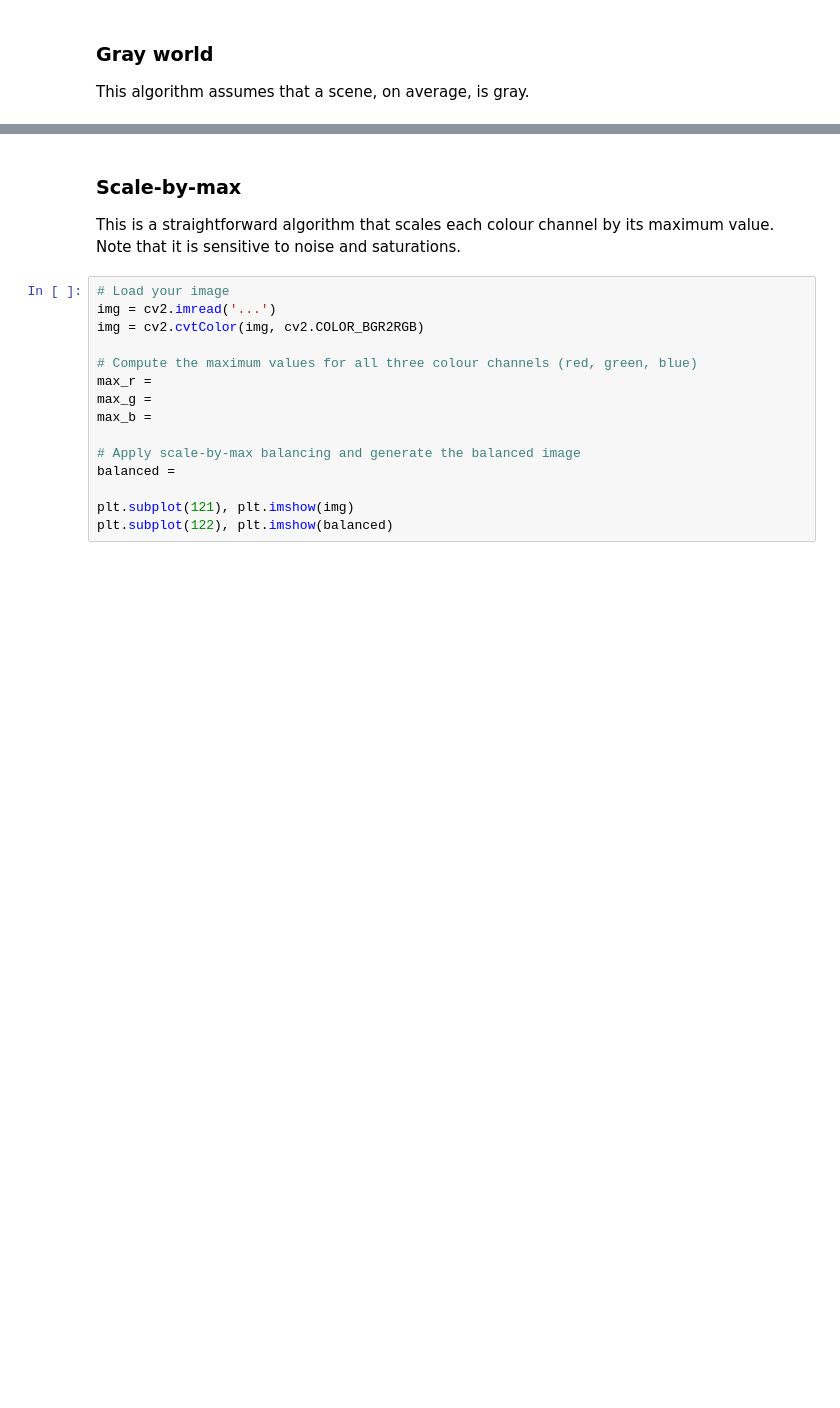
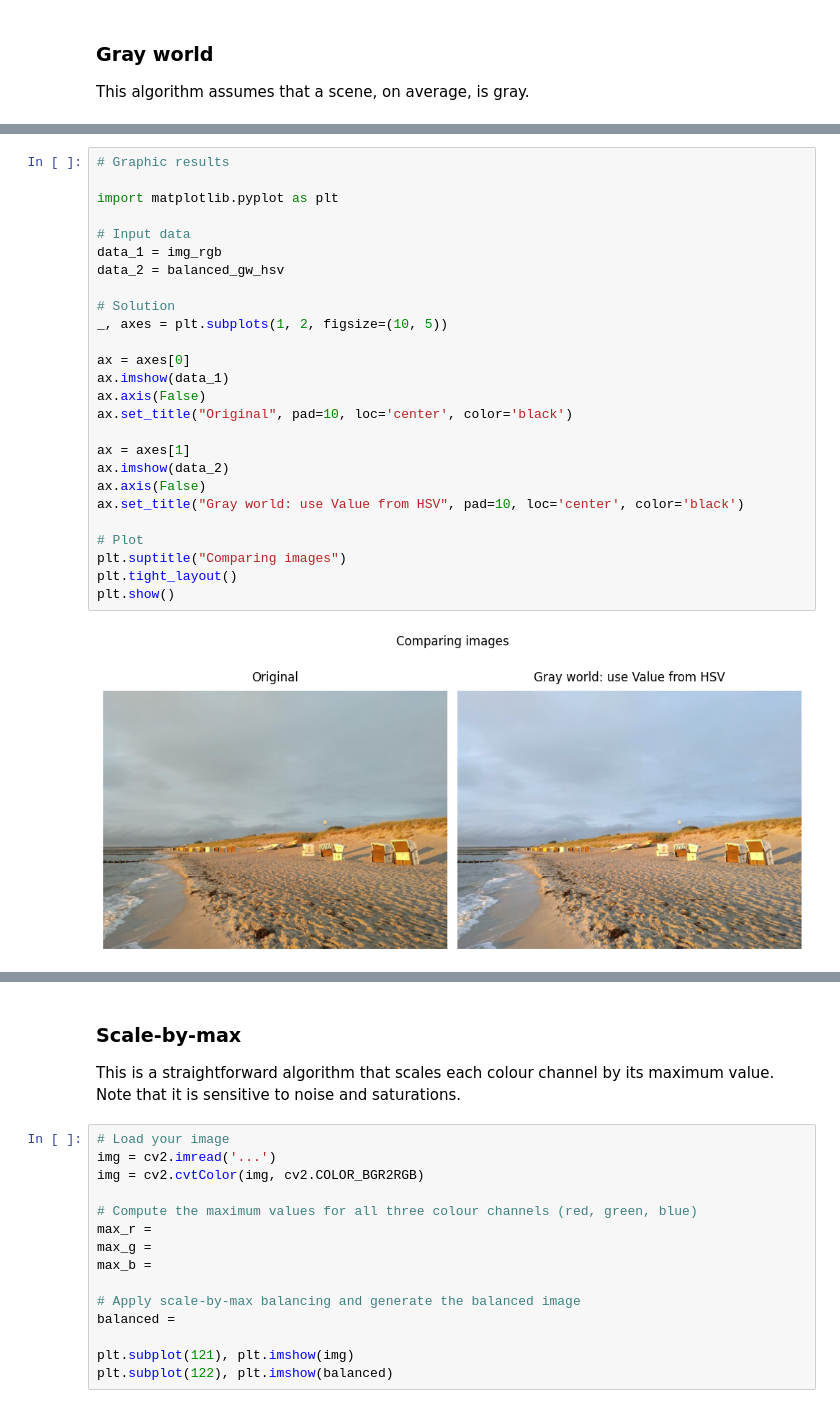
Before and after one commit to BogdanPinchuk/ComputerVision-PBY_HW2, a Jupyter notebook: Bohdan_Pinchuk_CV_HW2.ipynb, the cells around one changed output, grey strips where cells are left out. Saved outputs shown, nothing was run; the diff lists cells and outputs as text; blank space fills up the shorter version.

Commit message:
[Homework2] - added gray word with hsv

```diff
--- a/Bohdan_Pinchuk_CV_HW2.ipynb
+++ b/Bohdan_Pinchuk_CV_HW2.ipynb
@@ -203,3 +275,31 @@ This algorithm assumes that a scene, on average, is gray.
+# %%
+# Graphic results
+
+import matplotlib.pyplot as plt
+
+# Input data
+data_1 = img_rgb
+data_2 = balanced_gw_hsv
+
+# Solution
+_, axes = plt.subplots(1, 2, figsize=(10, 5))
+
+ax = axes[0]
+ax.imshow(data_1)
+ax.axis(False)
+ax.set_title("Original", pad=10, loc='center', color='black')
+
+ax = axes[1]
+ax.imshow(data_2)
+ax.axis(False)
+ax.set_title("Gray world: use Value from HSV", pad=10, loc='center', color='black')
+
+# Plot
+plt.suptitle("Comparing images")
+plt.tight_layout()
+plt.show()
+# %% [output]
+[figure, added]
 # %%
 # Load your image
 img = cv2.imread('...')
```
Also changed, not shown: parts of 5 cells of this notebook.
